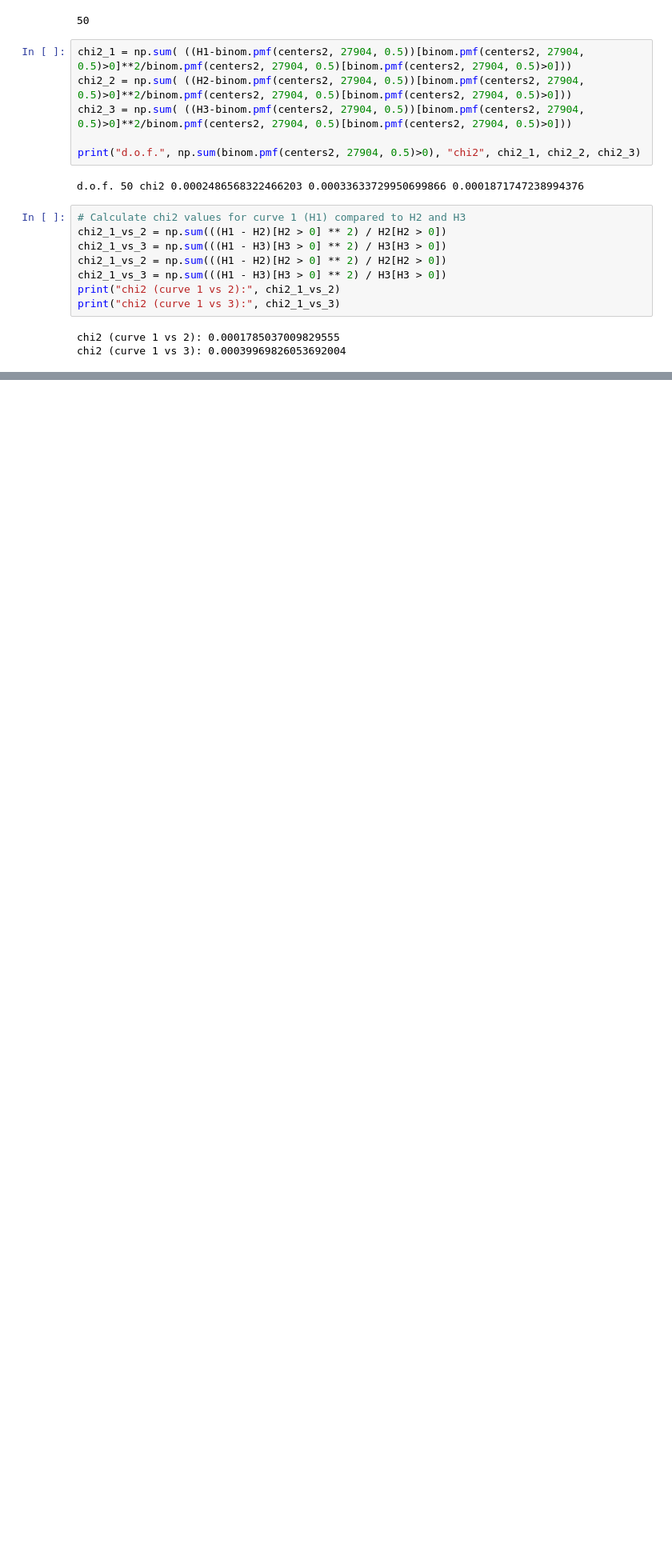
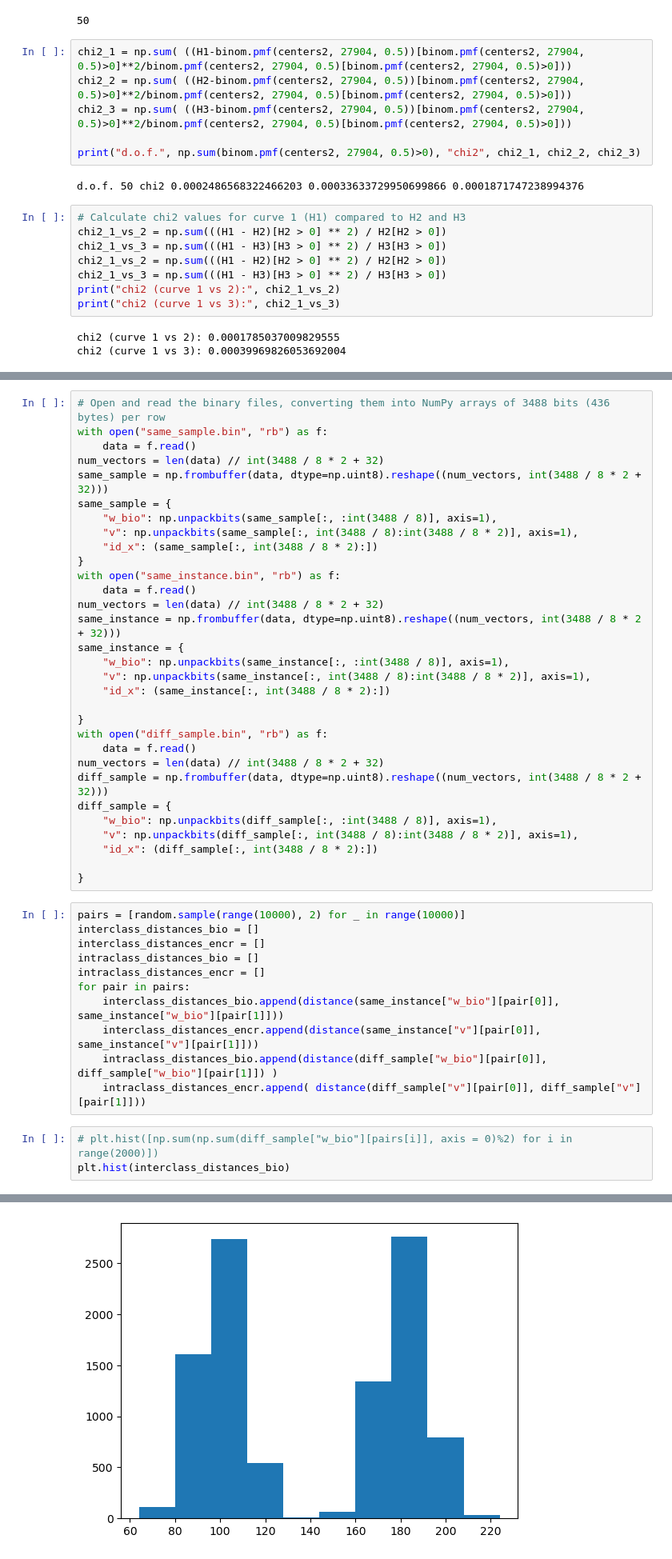
Before and after one commit to joseb4/PQClean, a Jupyter notebook: crypto_kem/mceliece8192128/clean/revocability.ipynb, the cells around one changed output, grey strips where cells are left out. Shown: that part at 80% size. Saved outputs shown, nothing was run; the diff lists cells and outputs as text; blank space fills up the shorter version.

```diff
--- a/crypto_kem/mceliece8192128/clean/revocability.ipynb
+++ b/crypto_kem/mceliece8192128/clean/revocability.ipynb
@@ -102,0 +111,46 @@ chi2 (curve 1 vs 3): 0.00039969826053692004
+# %%
+# Open and read the binary files, converting them into NumPy arrays of 3488 bits (436 bytes) per row
+with open("same_sample.bin", "rb") as f:
+    data = f.read()
+num_vectors = len(data) // int(3488 / 8 * 2 + 32)
+same_sample = np.frombuffer(data, dtype=np.uint8).reshape((num_vectors, int(3488 / 8 * 2 + 32)))
+same_sample = {
+    "w_bio": np.unpackbits(same_sample[:, :int(3488 / 8)], axis=1),
+    "v": np.unpackbits(same_sample[:, int(3488 / 8):int(3488 / 8 * 2)], axis=1),
+    "id_x": (same_sample[:, int(3488 / 8 * 2):])
+}
+with open("same_instance.bin", "rb") as f:
+    data = f.read()
+num_vectors = len(data) // int(3488 / 8 * 2 + 32)
+same_instance = np.frombuffer(data, dtype=np.uint8).reshape((num_vectors, int(3488 / 8 * 2 + 32)))
+same_instance = {
+    "w_bio": np.unpackbits(same_instance[:, :int(3488 / 8)], axis=1),
+    "v": np.unpackbits(same_instance[:, int(3488 / 8):int(3488 / 8 * 2)], axis=1),
+    "id_x": (same_instance[:, int(3488 / 8 * 2):])
+
+}
+with open("diff_sample.bin", "rb") as f:
+    data = f.read()
+num_vectors = len(data) // int(3488 / 8 * 2 + 32)
+diff_sample = np.frombuffer(data, dtype=np.uint8).reshape((num_vectors, int(3488 / 8 * 2 + 32)))
+diff_sample = {
+    "w_bio": np.unpackbits(diff_sample[:, :int(3488 / 8)], axis=1),
+    "v": np.unpackbits(diff_sample[:, int(3488 / 8):int(3488 / 8 * 2)], axis=1),
+    "id_x": (diff_sample[:, int(3488 / 8 * 2):])
+
+}
+# %%
+pairs = [random.sample(range(10000), 2) for _ in range(10000)]
+interclass_distances_bio = []
+interclass_distances_encr = []
+intraclass_distances_bio = []
+intraclass_distances_encr = []
+for pair in pairs:
+    interclass_distances_bio.append(distance(same_instance["w_bio"][pair[0]], same_instance["w_bio"][pair[1]]))
+    interclass_distances_encr.append(distance(same_instance["v"][pair[0]], same_instance["v"][pair[1]]))
+    intraclass_distances_bio.append(distance(diff_sample["w_bio"][pair[0]], diff_sample["w_bio"][pair[1]]) )
+    intraclass_distances_encr.append( distance(diff_sample["v"][pair[0]], diff_sample["v"][pair[1]]))
+# %%
+# plt.hist([np.sum(np.sum(diff_sample["w_bio"][pairs[i]], axis = 0)%2) for i in range(2000)])
+plt.hist(interclass_distances_bio)
+# %% [output]
@@ -102,0 +161 @@ chi2 (curve 1 vs 3): 0.00039969826053692004
+[figure, added]
```
Also changed, not shown: parts of 6 cells of this notebook, 8 other files.
